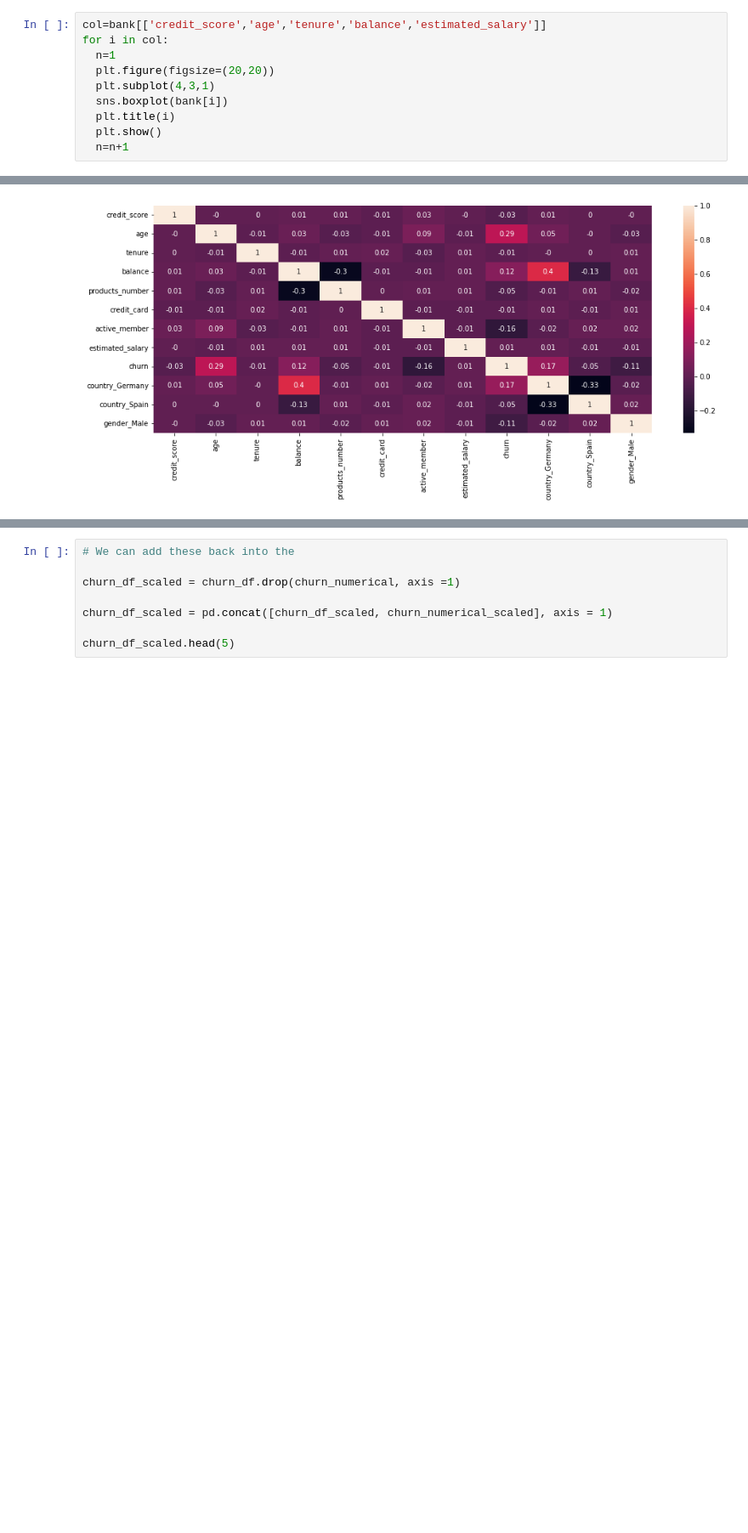
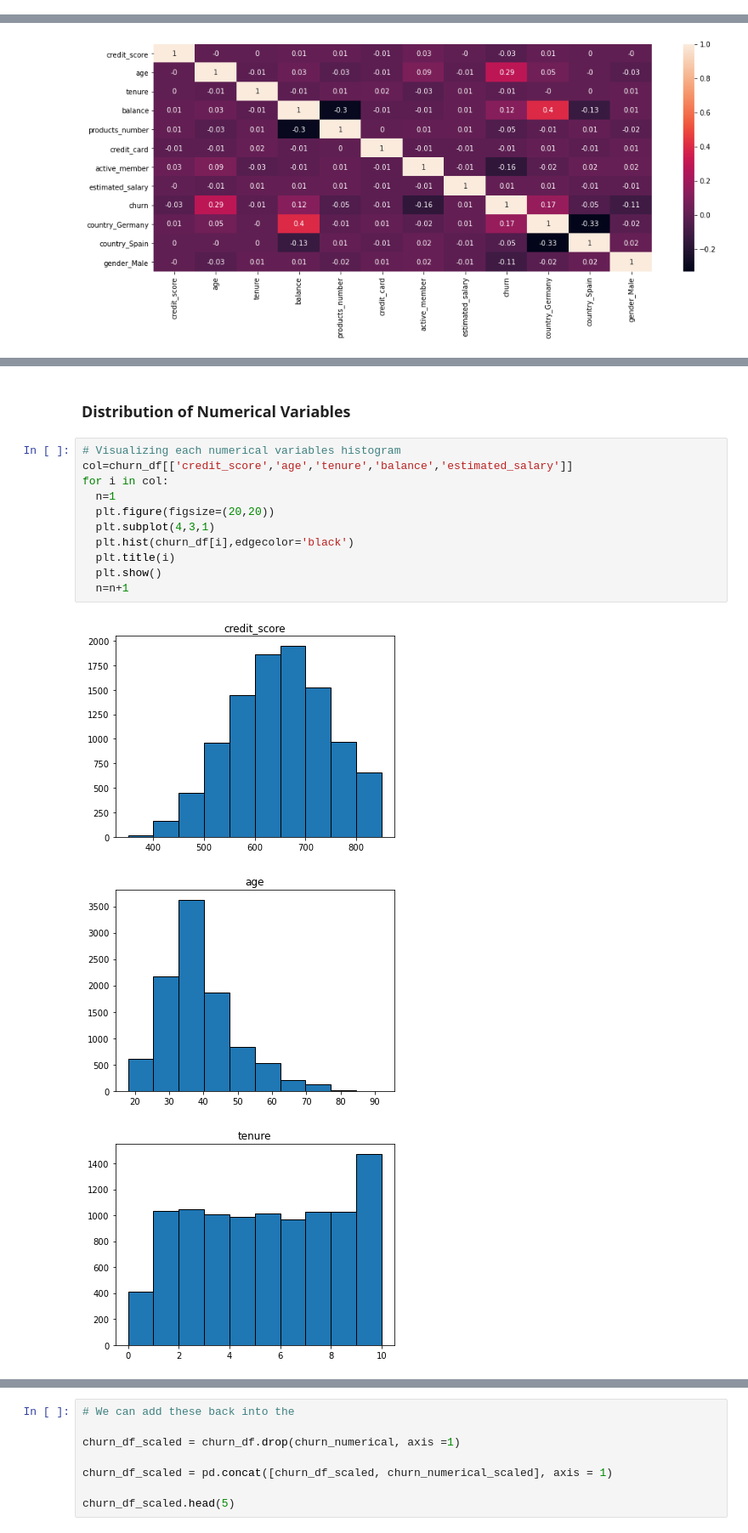
Before and after one commit to Fatemeh-Khosravi/Customer-Churn-Prediction, a Jupyter notebook: ADS505-FinalProject-ChrunPrediction.ipynb, the cells around one changed output, grey strips where cells are left out. Shown: that part at 85% size. Drawn from its saved outputs; the diff is of its cells as text; blank space fills up the shorter version.

```diff
--- a/ADS505-FinalProject-ChrunPrediction.ipynb
+++ b/ADS505-FinalProject-ChrunPrediction.ipynb
@@ -214,10 +220,0 @@ dtype: object
-# %%
-col=bank[['credit_score','age','tenure','balance','estimated_salary']]
-for i in col:
-  n=1
-  plt.figure(figsize=(20,20))
-  plt.subplot(4,3,1)
-  sns.boxplot(bank[i])
-  plt.title(i)
-  plt.show()
-  n=n+1
@@ -250 +237,18 @@ prod_3 -- not really, except -.15 with prod_2
 country_Germany -- .4 with balance; -.33 with country_Spain
+# %% [markdown]
+### Distribution of Numerical Variables
+# %%
+# Visualizing each numerical variables histogram
+col=churn_df[['credit_score','age','tenure','balance','estimated_salary']]
+for i in col:
+  n=1
+  plt.figure(figsize=(20,20))
+  plt.subplot(4,3,1)
+  plt.hist(churn_df[i],edgecolor='black')
+  plt.title(i)
+  plt.show()
+  n=n+1
+# %% [output]
+[figure, added]
+[figure, added]
+[figure, added]
```
Also changed, not shown: parts of 115 cells of this notebook.
